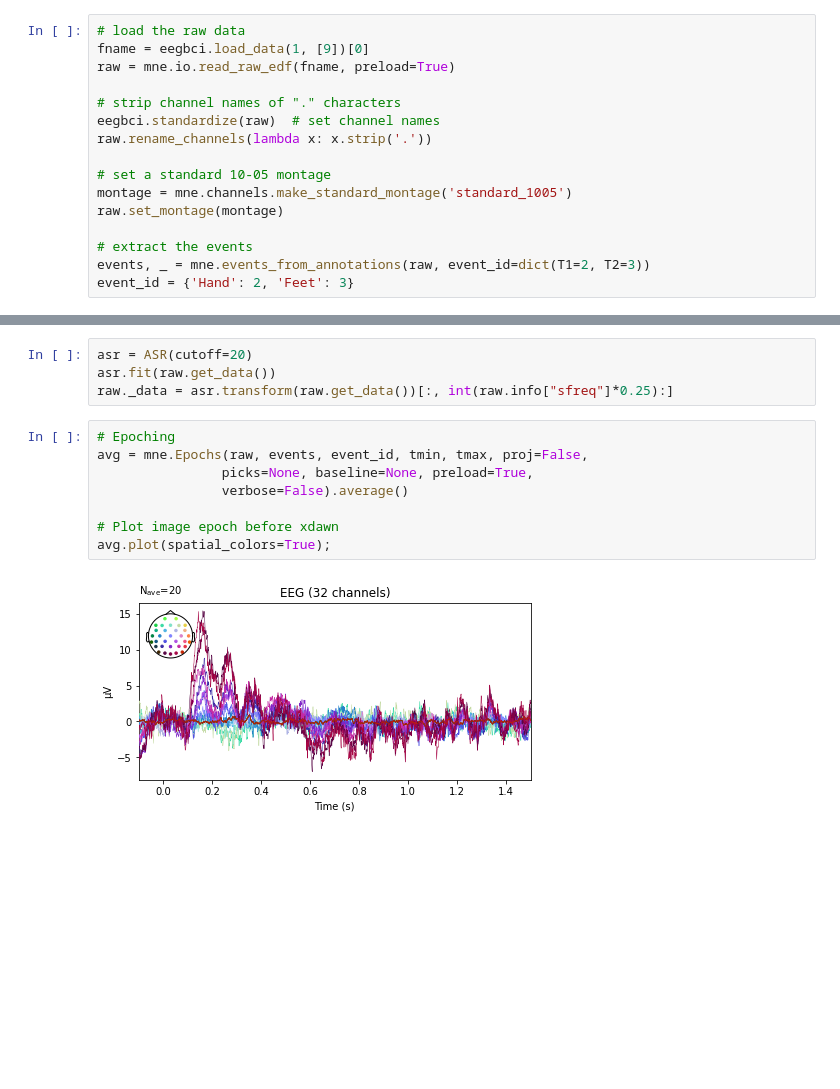
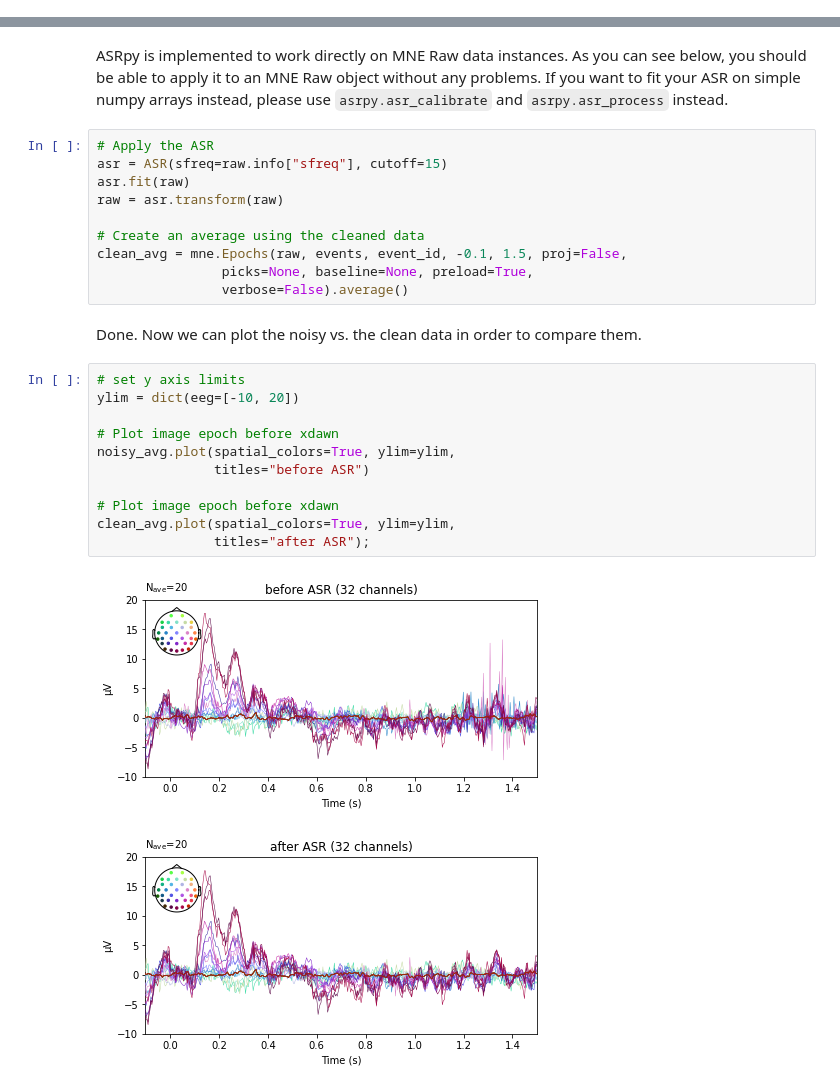
Before and after one commit to DiGyt/asrpy, a Jupyter notebook: example.ipynb, the cells around one changed output, grey strips where cells are left out. Cells and saved outputs as stored; diff of their text form; blank space fills up the shorter version.

```diff
--- a/example.ipynb
+++ b/example.ipynb
@@ -29,16 +59,0 @@ Unzipping contents of '/root/mne_data/ssvep_example_data.zip' to '/root/mne_data
-# %%
-# load the raw data
-fname = eegbci.load_data(1, [9])[0]
-raw = mne.io.read_raw_edf(fname, preload=True)
-
-# strip channel names of "." characters
-eegbci.standardize(raw)  # set channel names
-raw.rename_channels(lambda x: x.strip('.'))
-
-# set a standard 10-05 montage
-montage = mne.channels.make_standard_montage('standard_1005')
-raw.set_montage(montage)
-
-# extract the events
-events, _ = mne.events_from_annotations(raw, event_id=dict(T1=2, T2=3))
-event_id = {'Hand': 2, 'Feet': 3}
@@ -79,14 +60,28 @@ avg.plot(spatial_colors=True);
-# %%
-asr = ASR(cutoff=20)
-asr.fit(raw.get_data())
-raw._data = asr.transform(raw.get_data())[:, int(raw.info["sfreq"]*0.25):]
-# %%
-# Epoching
-avg = mne.Epochs(raw, events, event_id, tmin, tmax, proj=False,
-                picks=None, baseline=None, preload=True,
-                verbose=False).average()
-
-# Plot image epoch before xdawn
-avg.plot(spatial_colors=True);
-# %% [output]
-[figure, removed]
+# %% [markdown]
+ASRpy is implemented to work directly on MNE Raw data instances. As you can see below, you should be able to apply it to an MNE Raw object without any problems. If you want to fit your ASR on simple numpy arrays instead, please use `asrpy.asr_calibrate` and `asrpy.asr_process` instead.
+# %%
+# Apply the ASR
+asr = ASR(sfreq=raw.info["sfreq"], cutoff=15)
+asr.fit(raw)
+raw = asr.transform(raw)
+
+# Create an average using the cleaned data
+clean_avg = mne.Epochs(raw, events, event_id, -0.1, 1.5, proj=False,
+                picks=None, baseline=None, preload=True,
+                verbose=False).average()
+# %% [markdown]
+Done. Now we can plot the noisy vs. the clean data in order to compare them.
+# %%
+# set y axis limits
+ylim = dict(eeg=[-10, 20])
+
+# Plot image epoch before xdawn
+noisy_avg.plot(spatial_colors=True, ylim=ylim,
+               titles="before ASR")
+
+# Plot image epoch before xdawn
+clean_avg.plot(spatial_colors=True, ylim=ylim,
+               titles="after ASR");
+# %% [output]
+[figure, added]
+[figure, added]
```
Also changed, not shown: parts of 10 cells of this notebook.
